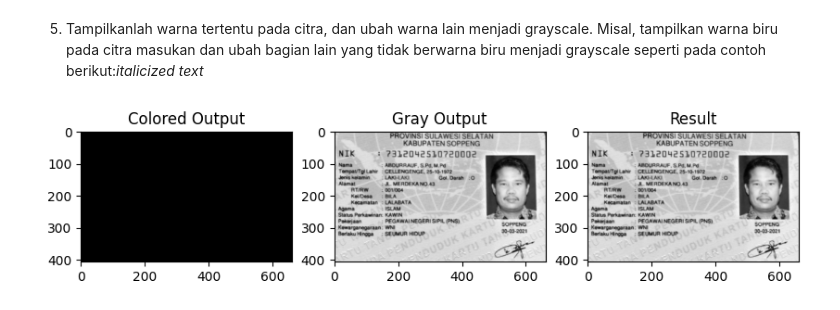
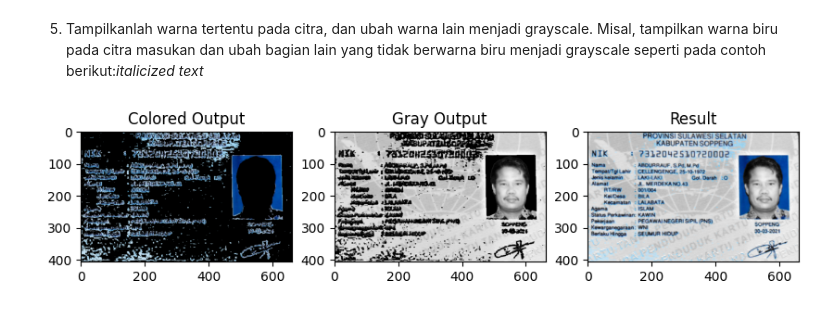
Before and after one commit to Mirabelljoicelaura/PCVK, a Jupyter notebook: Week3.ipynb, the cells around one changed output. Cells and saved outputs as stored; diff of their text form; code cells hidden in the pictures.

```diff
--- a/Week3.ipynb
+++ b/Week3.ipynb
@@ -222,47 +222,35 @@ Transformasi Grayscale - Metode Luminance
 tampilkan warna biru pada citra masukan dan ubah bagian lain yang tidak berwarna
 biru menjadi grayscale seperti pada contoh berikut:*italicized text*
 # %%
-# Ubah gambar dari BGR ke RGB
 img_rgb = cv.cvtColor(img, cv.COLOR_BGR2RGB)
-
-# Ubah gambar ke grayscale dan gabungkan channelnya
 gray = cv.cvtColor(img, cv.COLOR_BGR2GRAY)
 gray = cv.merge([gray, gray, gray])
 
-# Ubah gambar ke ruang warna HSV
 hsv = cv.cvtColor(img, cv.COLOR_BGR2HSV)
 
-# Tentukan batas untuk warna merah dalam ruang warna HSV
-lower = np.array([80, 40, 0])
-upper = np.array([255, 255, 0])
+lower = np.array([100, 40, 100])
+upper = np.array([120, 255, 255])
 
-# Buat mask untuk warna merah
 mask = cv.inRange(hsv, lower, upper)
 
-# Ambil bagian merah dari gambar
 colored_output = cv.bitwise_and(img, img, mask=mask)
-
-# Ubah bagian non-merah menjadi grayscale
 gray_output = cv.bitwise_and(gray, gray, mask=255-mask)
-
-# Gabungkan bagian Merah
 result = cv.add(colored_output, gray_output)
 
-# Tampilkan gambar menggunakan matplotlib
 plt.figure(figsize=(10, 10))
 
 plt.subplot(1, 3, 1)
 plt.imshow(cv.cvtColor(colored_output, cv.COLOR_BGR2RGB))
 plt.title('Colored Output')
 
 plt.subplot(1, 3, 2)
 plt.imshow(cv.cvtColor(gray_output, cv.COLOR_BGR2RGB))
 plt.title('Gray Output')
 
 plt.subplot(1, 3, 3)
 plt.imshow(cv.cvtColor(result, cv.COLOR_BGR2RGB))
 plt.title('Result')
 
 plt.show()
 # %% [output]
-[figure, old version]
+[figure, new version]
```
Also changed, not shown: parts of 1 cell of this notebook.
